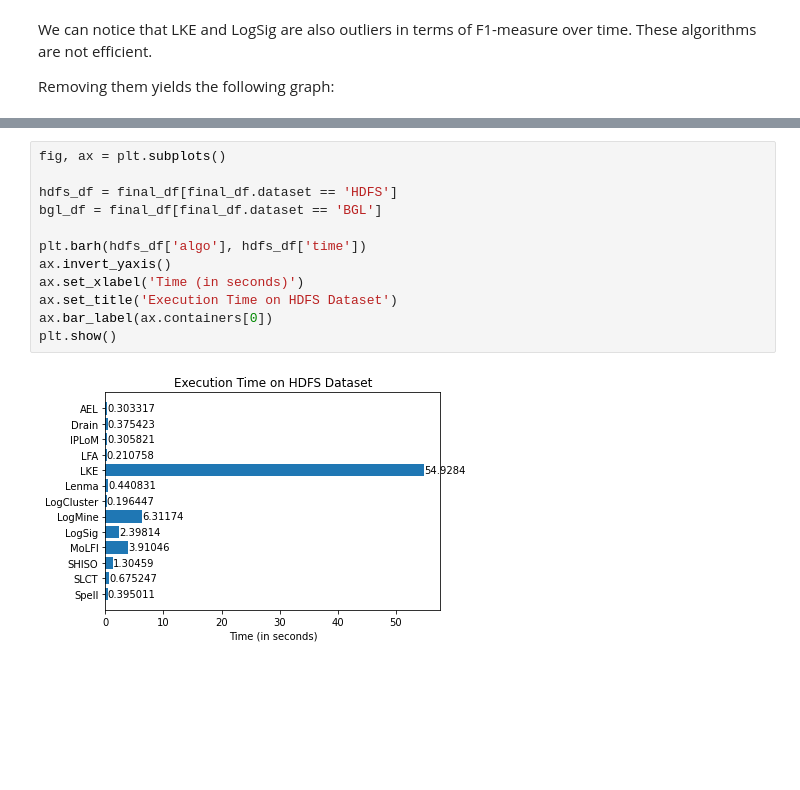
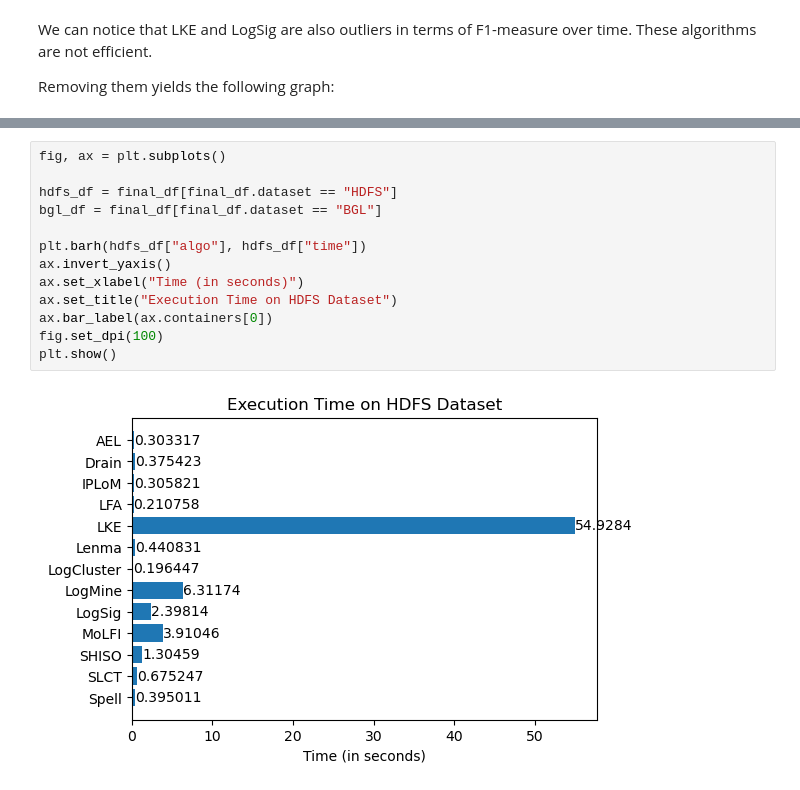
Before and after one commit to Vincent-Therrien/log6309-mining-tools, a Jupyter notebook: logparsing/benchmark/analysis.ipynb, the cells around one changed output, grey strips where cells are left out. Cells and saved outputs as stored; diff of their text form; blank space fills up the shorter version.

```diff
--- a/logparsing/benchmark/analysis.ipynb
+++ b/logparsing/benchmark/analysis.ipynb
@@ -180,17 +184,18 @@ for i, row in filtered_final_df.iterrows():
 # %%
 fig, ax = plt.subplots()
 
-hdfs_df = final_df[final_df.dataset == 'HDFS']
-bgl_df = final_df[final_df.dataset == 'BGL']
+hdfs_df = final_df[final_df.dataset == "HDFS"]
+bgl_df = final_df[final_df.dataset == "BGL"]
 
-plt.barh(hdfs_df['algo'], hdfs_df['time'])
+plt.barh(hdfs_df["algo"], hdfs_df["time"])
 ax.invert_yaxis()
-ax.set_xlabel('Time (in seconds)')
-ax.set_title('Execution Time on HDFS Dataset')
+ax.set_xlabel("Time (in seconds)")
+ax.set_title("Execution Time on HDFS Dataset")
 ax.bar_label(ax.containers[0])
+fig.set_dpi(100)
 plt.show()
 # %% [output]
-[figure, old version]
+[figure, new version]
 # %%
 fig, ax = plt.subplots()
 
```
Also changed, not shown: parts of 10 cells of this notebook, 1 other file.
